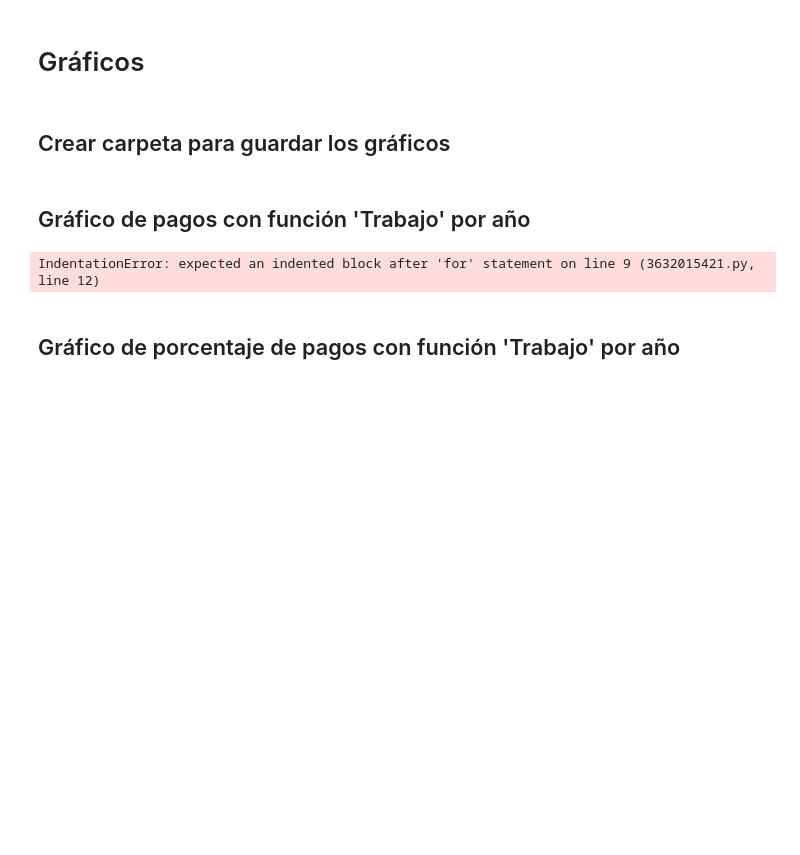
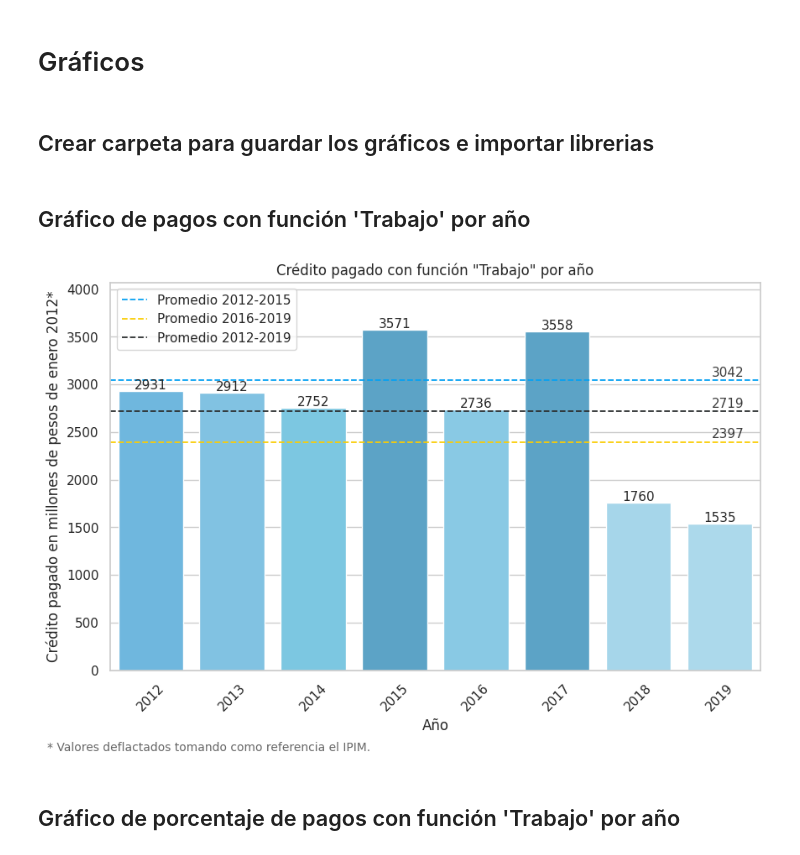
Before and after one commit to ezeluduena/socio-hackathon-2024, a Jupyter notebook: presupuesto.ipynb, the cells around one changed output. Saved outputs shown, nothing was run; the diff lists cells and outputs as text; code cells hidden in the pictures; blank space fills up the shorter version.

Commit message:
feat: gráfico de crédito pagado por año

```diff
--- a/presupuesto.ipynb
+++ b/presupuesto.ipynb
@@ -124,14 +127,13 @@ total_pagado_trabajo_por_año = {}
 
 for año in range(2012, 2020):
     total_pagado_por_año[año] = calcular_total_pagado(DFs[año])
-    total_pagado_trabajo_por_año[año] = calcular_total_pagado_por_funcion(DFs[año], 'Trabajo')
-    porcentaje_por_año[año] = round((total_pagado_trabajo_por_año[año]/total_pagado_por_año[año])*100, 2)
+    total_pagado_trabajo_por_año[año] = calcular_total_pagado_por_funcion(
+        DFs[año], 'Trabajo')
+    porcentaje_por_año[año] = round(
+        (total_pagado_trabajo_por_año[año]/total_pagado_por_año[año])*100, 2)
 
     imprimir_resultados(DFs[año], total_pagado_por_año[año],
                         total_pagado_trabajo_por_año[año], porcentaje_por_año[año])
-
-
-# Calculo de promedios por período
 # %% [output]
 2012:
     Total pagado: 501,772.74
@@ -153,6 +155,6 @@ for año in range(2012, 2020):
 # %% [markdown]
 # Gráficos
 # %% [markdown]
-## Crear carpeta para guardar los gráficos
+## Crear carpeta para guardar los gráficos e importar librerias
 # %%
 import os
@@ -161,47 +167,62 @@ os.makedirs('plots/presupuesto', exist_ok=True)
 # %% [markdown]
 ## Gráfico de pagos con función 'Trabajo' por año
 # %%
-import matplotlib.pyplot as plt
-import seaborn as sns
-from matplotlib.ticker import FuncFormatter
-
 # Datos
 años = list(total_pagado_trabajo_por_año.keys())
 valores = list(total_pagado_trabajo_por_año.values())
-promedio_por_periodo = {}
-for año in range(2012, 2020):
+periodos = list(promedio_por_periodo.keys())
+promedios = list(promedio_por_periodo.values())
 
 # Configuración de Seaborn
 sns.set_theme(style="whitegrid")
 
 # Crear la figura y el eje
 plt.figure(figsize=(10, 6))
 
 # Crear el gráfico de barras
-palette = ['#4aa9d8', '#5dbdf0', '#6bcff2', '#71c8f2', '#86d4f4', '#7acff3', '#9bdbf5', '#a2ddf5']
-ax = sns.barplot(x=años, y=valores, hue=años , legend=False, palette=palette)
+palette = ['#5dbdf0', '#71c8f2', '#6bcff2', '#4aa9d8',
+           '#7acff3', '#4aa9d8', '#9bdbf5', '#a2ddf5']
+ax = sns.barplot(x=años, y=valores, hue=años, legend=False, palette=palette)
 
 # Configuración de etiquetas y título
+ax.set_title('Crédito pagado con función "Trabajo" por año')
 ax.set_xlabel('Año')
-ax.set_ylabel('Monto pagado en miles de millones de pesos de enero 2012')
+ax.set_ylabel('Crédito pagado en millones de pesos de enero 2012*')
 ax.set_xticks(range(len(años)))
 ax.set_xticklabels(años, rotation=45)
+ax.set_ylim(0, max(valores) + 500)
 
-# # Líneas punteadas para los períodos
-# colores = ['#07a1f2', '#facd05', '#2c2f30']
-# for i in range(len(periodos)):
-#     plt.axhline(porcentajes_periodos[i], color=colores[i], linestyle='--',
-#                 linewidth=1.5, label=f'Porcentaje {periodos[i]}', alpha=0.9)
-#     plt.text(len(años) - 1.1, porcentajes_periodos[i] + 0.008, f'{porcentajes_periodos[i]}%', fontsize=10, alpha=0.9)
+# Etiquetas en las barras
+for p in ax.patches:
+    ax.annotate(f'{p.get_height():.0f}',
+                (p.get_x() + p.get_width() / 2., p.get_height()),
+                ha='center', va='center',
+                xytext=(0, 5),
+                textcoords='offset points',
+                fontsize=11)
+
+
+# Líneas punteadas para los períodos
+colores = ['#07a1f2', '#facd05', '#2c2f30']
+for i in range(len(promedios)):
+    plt.axhline(promedios[i], color=colores[i], linestyle='--',
+                linewidth=1.3, label=f'Promedio {periodos[i]}')
+    plt.text(len(años) - 1.1, promedios[i] + 40,
+             f'{promedios[i]:.0f}', fontsize=11, alpha=0.9)
 
 # Añadir leyenda
 plt.legend()
 
+# Añadir disclaimer
+plt.text(0.4, -0.2, '* Valores deflactados tomando como referencia el IPIM.',
+         ha='right', va='center', transform=ax.transAxes, fontsize=10, alpha=0.7)
+
 # Guardar y mostrar el gráfico
-plt.savefig('plots/presupuesto/pagos_funcion_trabajo.png', bbox_inches='tight')
+plt.savefig('plots/presupuesto/credito_pagado_funcion_trabajo.png',
+            bbox_inches='tight')
 plt.show()
 # %% [output]
-IndentationError: expected an indented block after 'for' statement on line 9 (3632015421.py, line 12)
+[figure, added]
 # %% [markdown]
 ## Gráfico de porcentaje de pagos con función 'Trabajo' por año
 # %%
```
Also changed, not shown: parts of 6 cells of this notebook, 3 other files.
